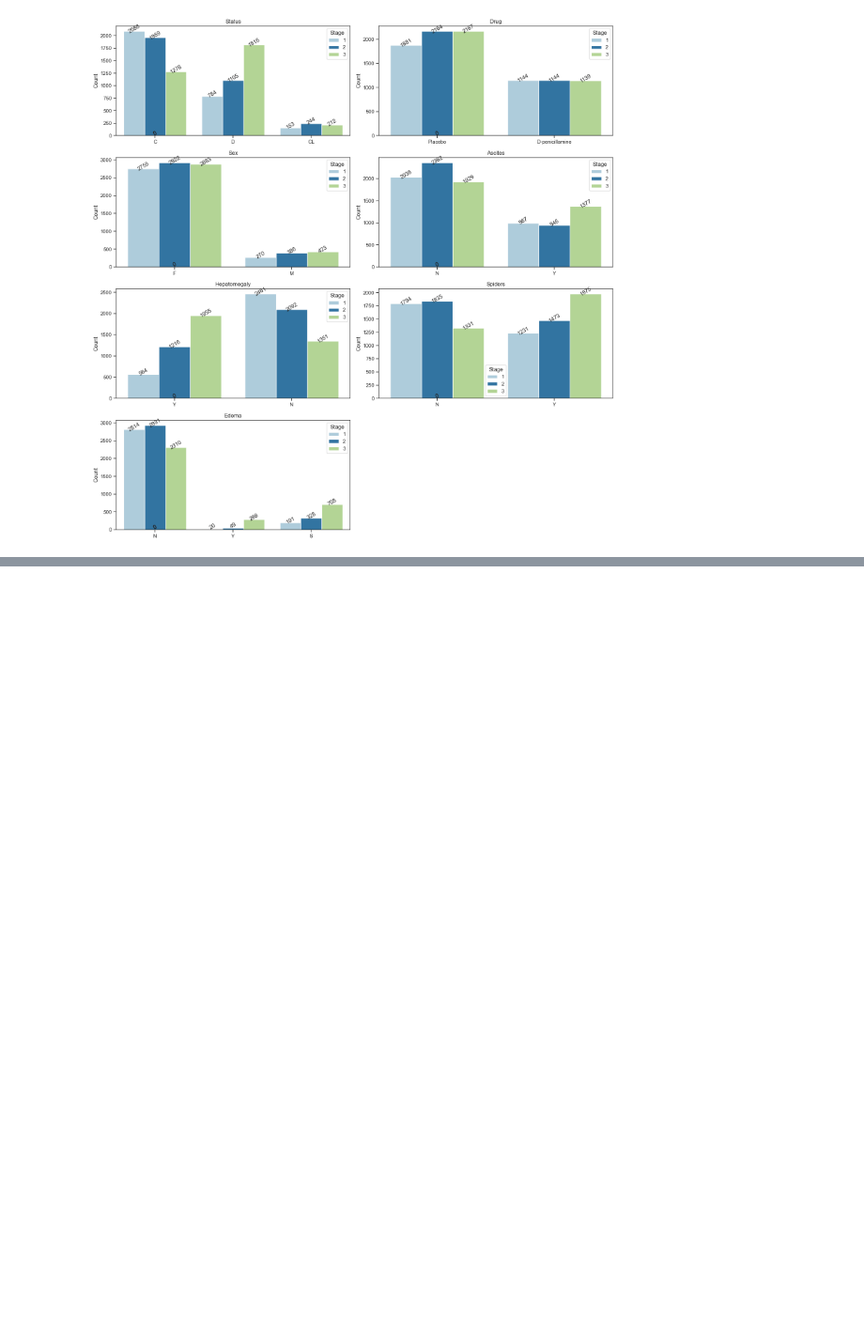
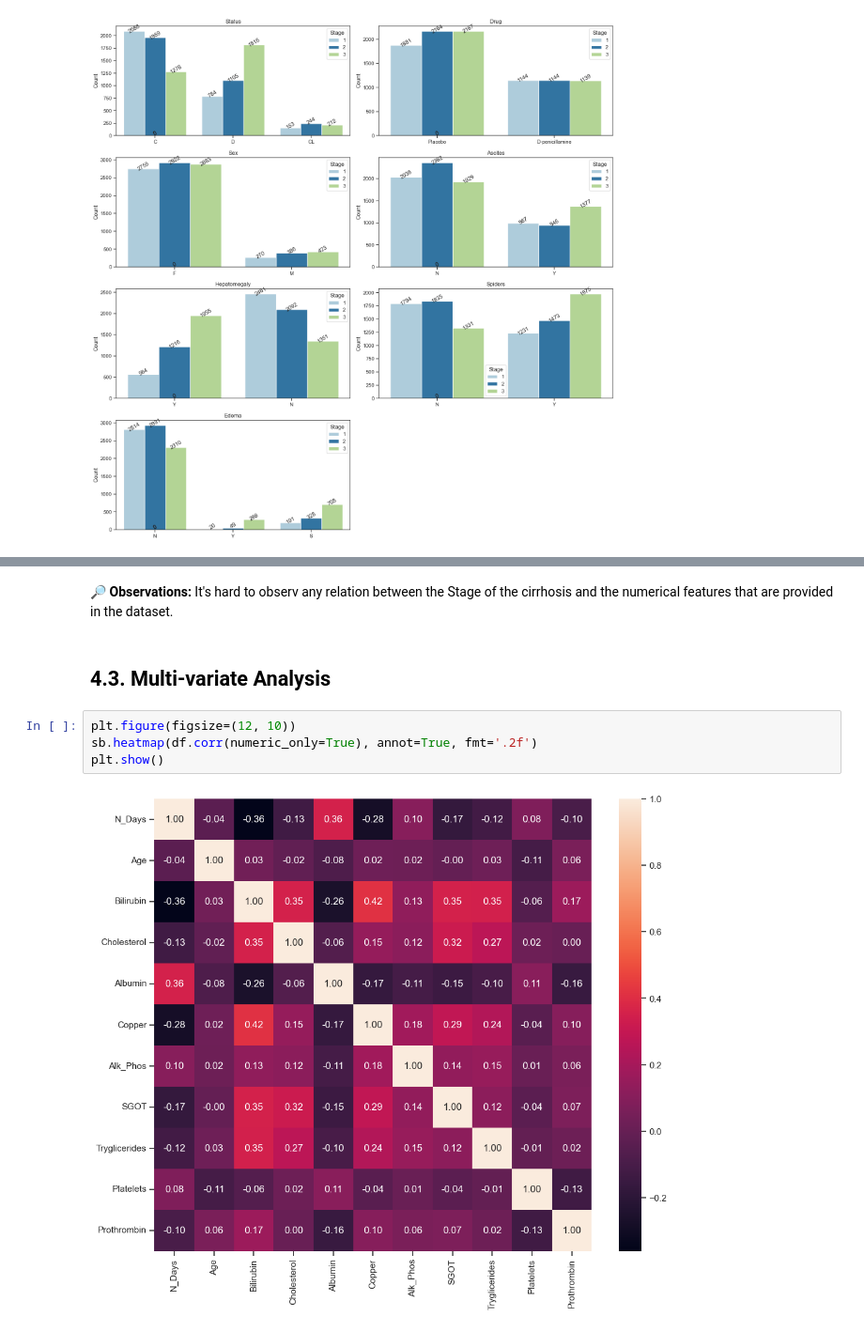
Before and after one commit to muscak/Liver-Cirrhosis-Stage-Prediction, a Jupyter notebook: Notebooks/Liver Cirrhosis Stage Prediction - EDA.ipynb, the cells around one changed output, grey strips where cells are left out. Shown at 94% size. Saved outputs shown, nothing was run; the diff lists cells and outputs as text; blank space fills up the shorter version.

```diff
--- a/Notebooks/Liver Cirrhosis Stage Prediction - EDA.ipynb
+++ b/Notebooks/Liver Cirrhosis Stage Prediction - EDA.ipynb
@@ -386,0 +409,10 @@ plot_counts(df, cat_features, hue=target)
+# %% [markdown]
+🔎 **Observations:** It's hard to observ any relation between the Stage of the cirrhosis and the numerical features that are provided in the dataset.
+# %% [markdown]
+## 4.3. Multi-variate Analysis
+# %%
+plt.figure(figsize=(12, 10))
+sb.heatmap(df.corr(numeric_only=True), annot=True, fmt='.2f')
+plt.show()
+# %% [output]
+[figure, added]
```
Also changed, not shown: parts of 2 cells of this notebook, 5 other files.
